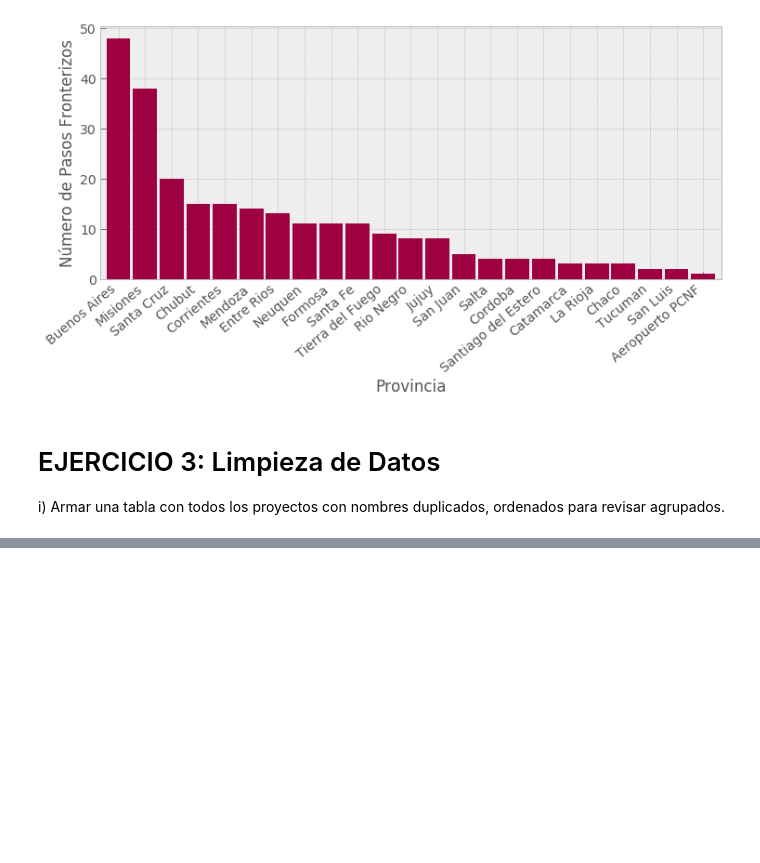
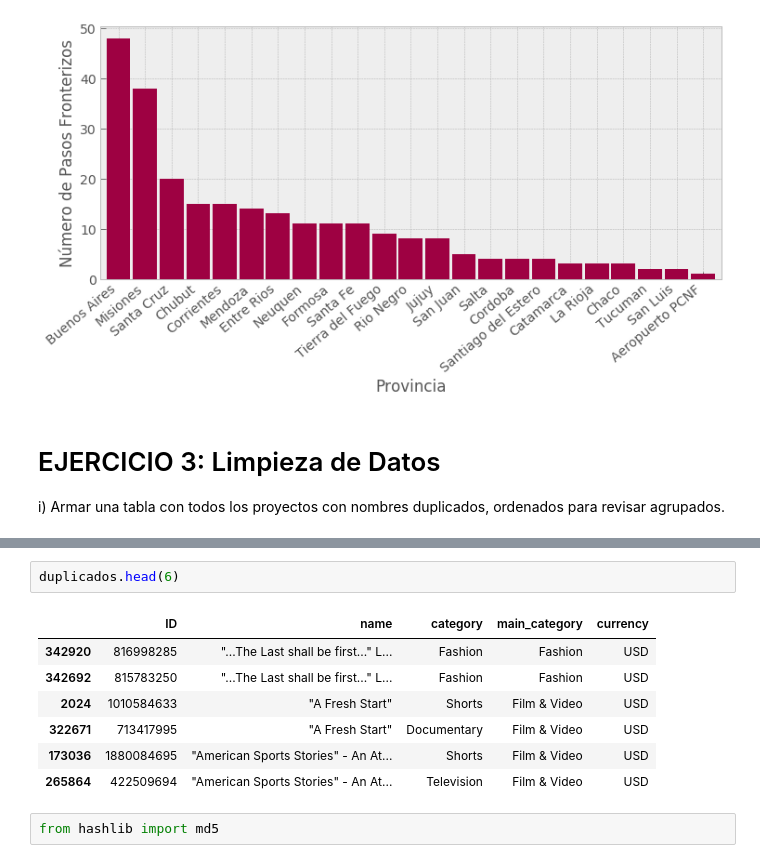
Before and after one commit to nair36/AnalisisYCuracion, a Jupyter notebook: AnalisisYCuracion_P1.ipynb, the cells around one changed output, grey strips where cells are left out. Cells and saved outputs as stored; diff of their text form; blank space fills up the shorter version.

```diff
--- a/AnalisisYCuracion_P1.ipynb
+++ b/AnalisisYCuracion_P1.ipynb
@@ -115,0 +122,12 @@ kickstarter.head(4)
+# %%
+duplicados.head(6)
+# %% [output]
+|  | ID | name | category | main_category | currency |
+| 342920 | 816998285 | "...The Last shall be first..." L... | Fashion | Fashion | USD |
+| 342692 | 815783250 | "...The Last shall be first..." L... | Fashion | Fashion | USD |
+| 2024 | 1010584633 | "A Fresh Start" | Shorts | Film & Video | USD |
+| 322671 | 713417995 | "A Fresh Start" | Documentary | Film & Video | USD |
+| 173036 | 1880084695 | "American Sports Stories" - An At... | Shorts | Film & Video | USD |
+| 265864 | 422509694 | "American Sports Stories" - An At... | Television | Film & Video | USD |
+# %%
+from hashlib import md5
```
Also changed, not shown: parts of 4 cells of this notebook.
